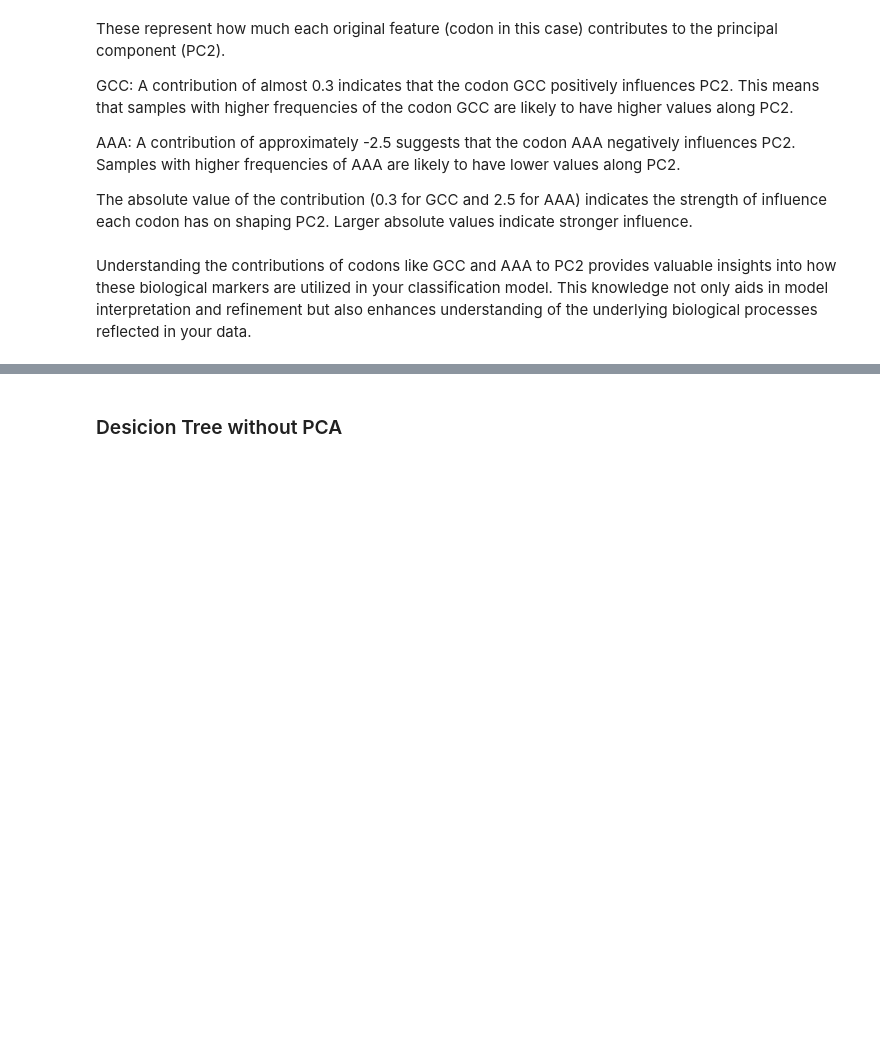
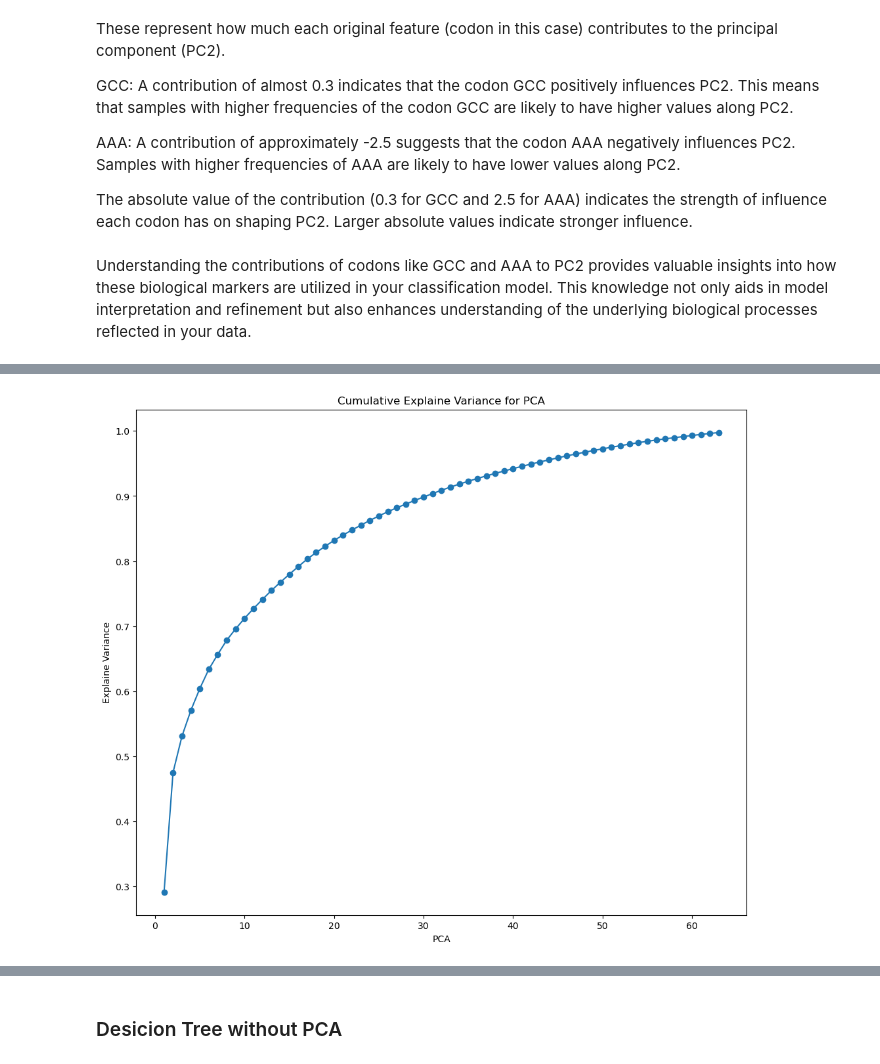
Before and after one commit to PierPompilii/Codon-Kingdom-Classifier, a Jupyter notebook: notebooks/03-modelling.ipynb, the cells around one changed output, grey strips where cells are left out. Saved outputs shown, nothing was run; the diff lists cells and outputs as text; code cells hidden in the pictures; blank space fills up the shorter version.

```diff
--- a/notebooks/03-modelling.ipynb
+++ b/notebooks/03-modelling.ipynb
@@ -590,0 +606,6 @@ plt.show()
+# %%
+expl_variance = pca_rf.explained_variance_ratio_
+
+cumulative_sum = np.cumsum(expl_variance)
+#cumulative_sum
+expl_variance.round(4)
@@ -591,2 +621,11 @@ plt.show()
+# %%
+plt.figure(figsize=(12,10))
+plt.plot(range(1,64, 1), cumulative_sum, marker= 'o', scaley=True)
+plt.xlabel('PCA')
+plt.ylabel('Explaine Variance')
+plt.title('Cumulative Explaine Variance for PCA')
+plt.show()
+# %% [output]
+[figure, added]
 # %%
 single_tree = best_rf.estimators_[0]
```
Also changed, not shown: parts of 11 cells of this notebook, 1 other file.
